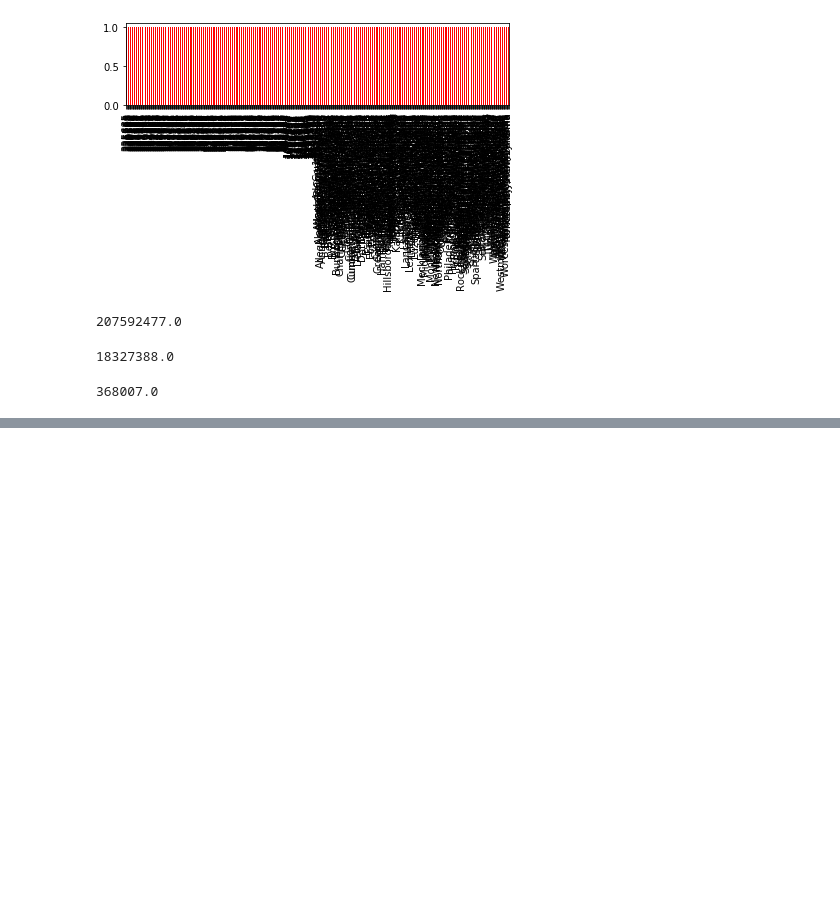
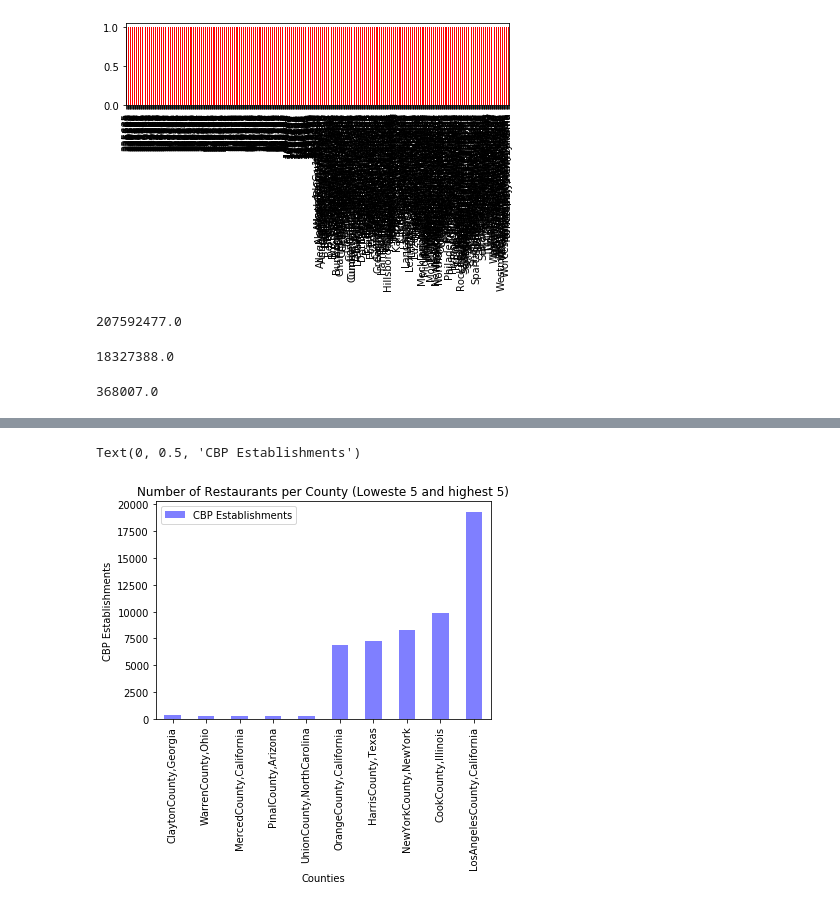
Before and after one commit to liliana-ilut/The-Mockingbirds, a Jupyter notebook: Clean Data/Graphs.ipynb, the cells around one changed output, grey strips where cells are left out. Drawn from its saved outputs; the diff is of its cells as text; code cells hidden in the pictures; blank space fills up the shorter version.

```diff
--- a/Clean Data/Graphs.ipynb
+++ b/Clean Data/Graphs.ipynb
@@ -230,0 +284,14 @@ HighToLowRest_df
+# %%
+counties = ["ClaytonCounty,Georgia","WarrenCounty,Ohio", "MercedCounty,California", "PinalCounty,Arizona", "UnionCounty,NorthCarolina",
+            "OrangeCounty,California","HarrisCounty,Texas", "NewYorkCounty,NewYork","CookCounty,Illinois", "LosAngelesCounty,California" ]
+CBP_establishments = [299.0, 295.0, 273.0, 273.0, 264.0,
+                      6853.0,7297.0, 8277.0,9839.0, 19334.0 ]
+HighestRest_df = pd.DataFrame({ "CBP Establishments": CBP_establishments}, index=counties)
+HighestRest_df
+HighestRest_df.plot.bar(rot=90, facecolor = "blue", alpha = 0.5)
+plt.title("Number of Restaurants per County (Loweste 5 and highest 5)")
+plt.xlabel("Counties")
+plt.ylabel("CBP Establishments")
+# %% [output]
+Text(0, 0.5, 'CBP Establishments')
+[figure, added]
```
Also changed, not shown: parts of 5 cells of this notebook.
